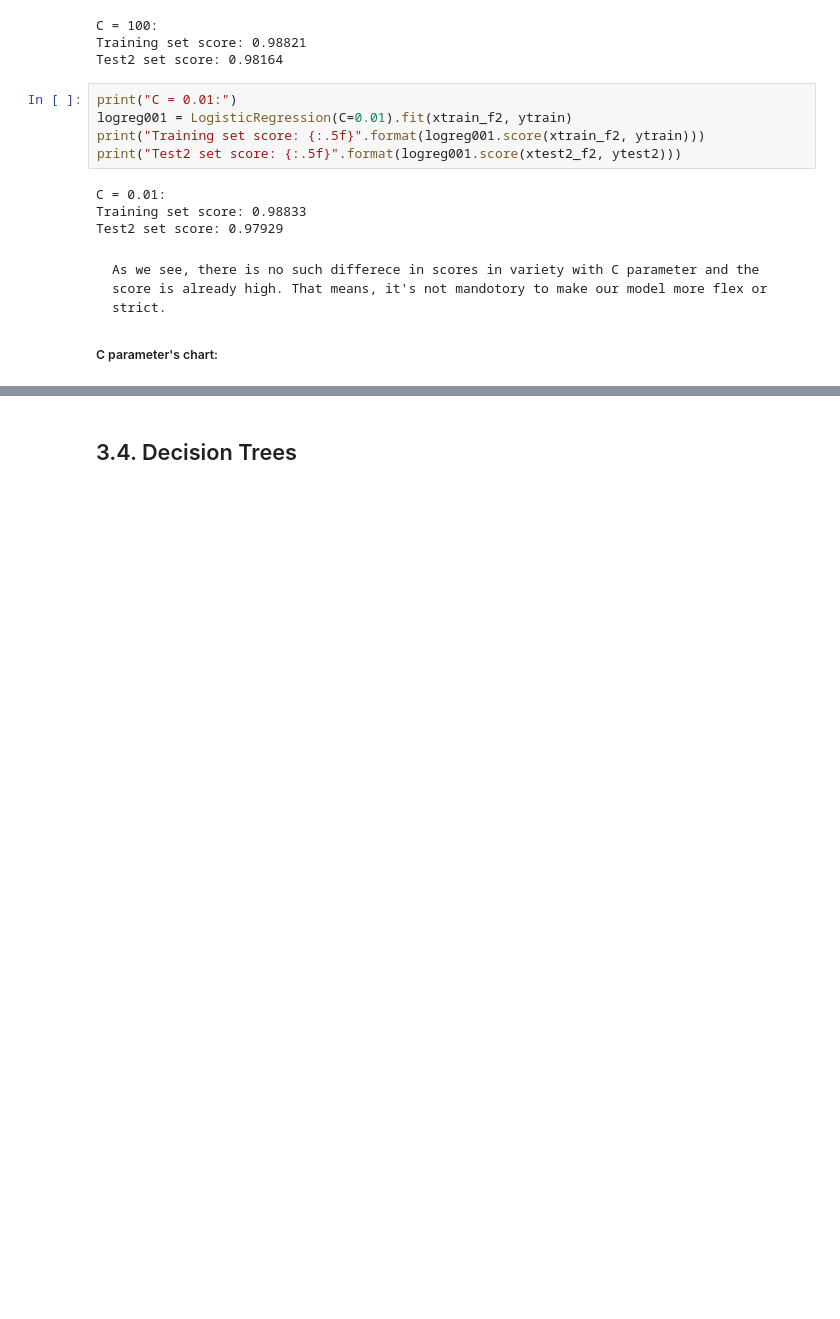
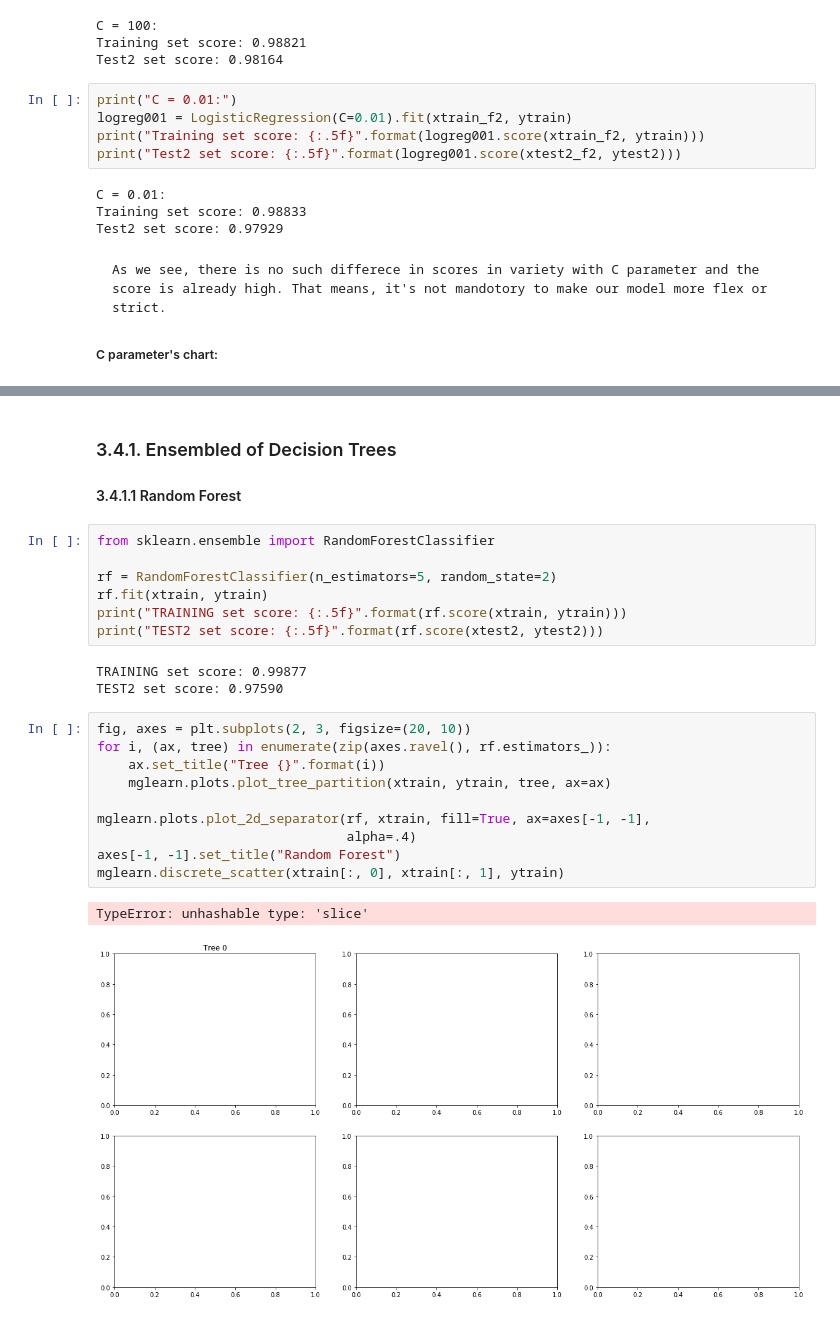
Before and after one commit to emremrah/data-mining-project-1, a Jupyter notebook: DataMiningProject1.ipynb, the cells around one changed output, grey strips where cells are left out. Cells and saved outputs as stored; diff of their text form; blank space fills up the shorter version.

```diff
--- a/DataMiningProject1.ipynb
+++ b/DataMiningProject1.ipynb
@@ -570,2 +632,27 @@ plt.legend()
 # %% [markdown]
-## 3.4. Decision Trees
+### 3.4.1. Ensembled of Decision Trees
+
+#### 3.4.1.1 Random Forest
+# %%
+from sklearn.ensemble import RandomForestClassifier
+
+rf = RandomForestClassifier(n_estimators=5, random_state=2)
+rf.fit(xtrain, ytrain)
+print("TRAINING set score: {:.5f}".format(rf.score(xtrain, ytrain)))
+print("TEST2 set score: {:.5f}".format(rf.score(xtest2, ytest2)))
+# %% [output]
+TRAINING set score: 0.99877
+TEST2 set score: 0.97590
+# %%
+fig, axes = plt.subplots(2, 3, figsize=(20, 10))
+for i, (ax, tree) in enumerate(zip(axes.ravel(), rf.estimators_)):
+    ax.set_title("Tree {}".format(i))
+    mglearn.plots.plot_tree_partition(xtrain, ytrain, tree, ax=ax)
+
+mglearn.plots.plot_2d_separator(rf, xtrain, fill=True, ax=axes[-1, -1],
+                                alpha=.4)
+axes[-1, -1].set_title("Random Forest")
+mglearn.discrete_scatter(xtrain[:, 0], xtrain[:, 1], ytrain)
+# %% [output]
+TypeError: unhashable type: 'slice'
+[figure, added]
```
Also changed, not shown: parts of 9 cells of this notebook.
